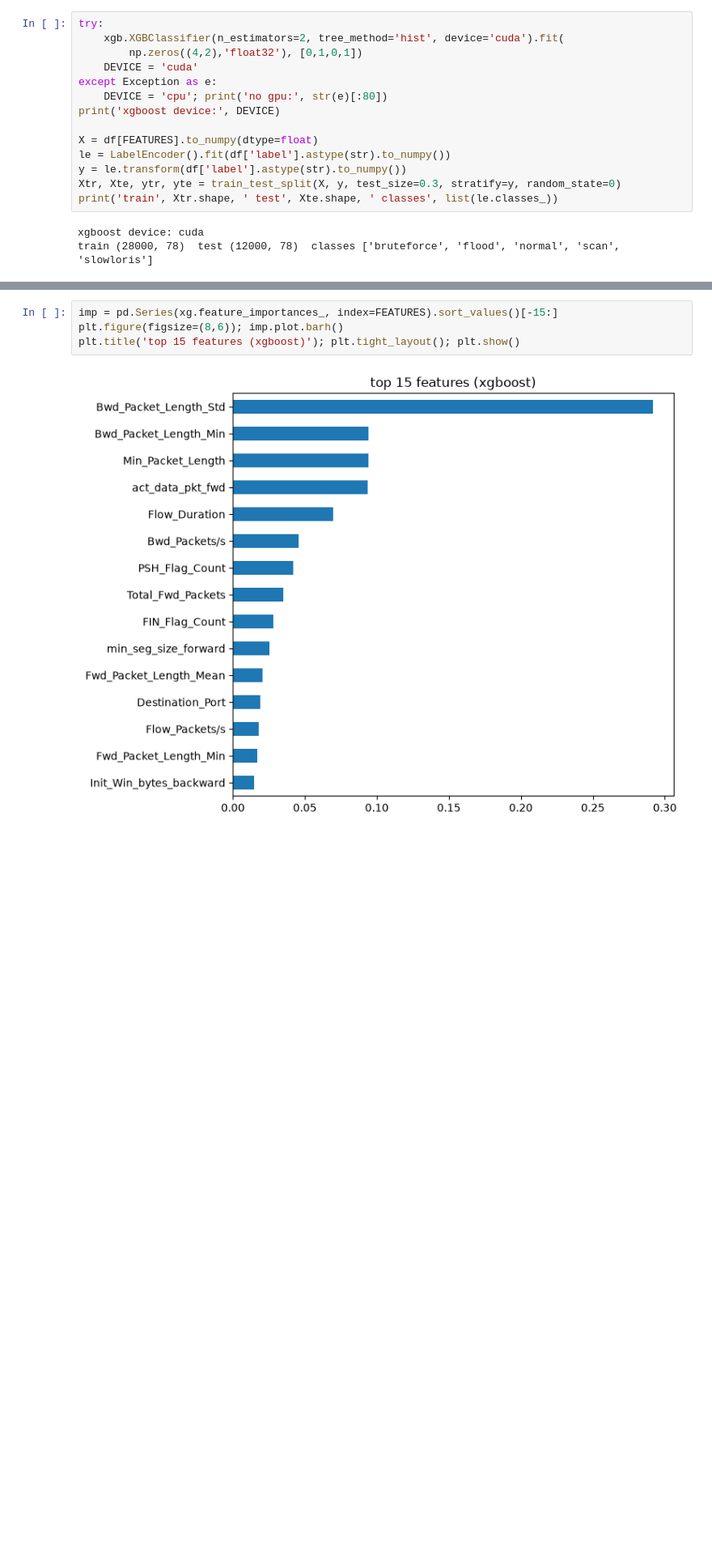
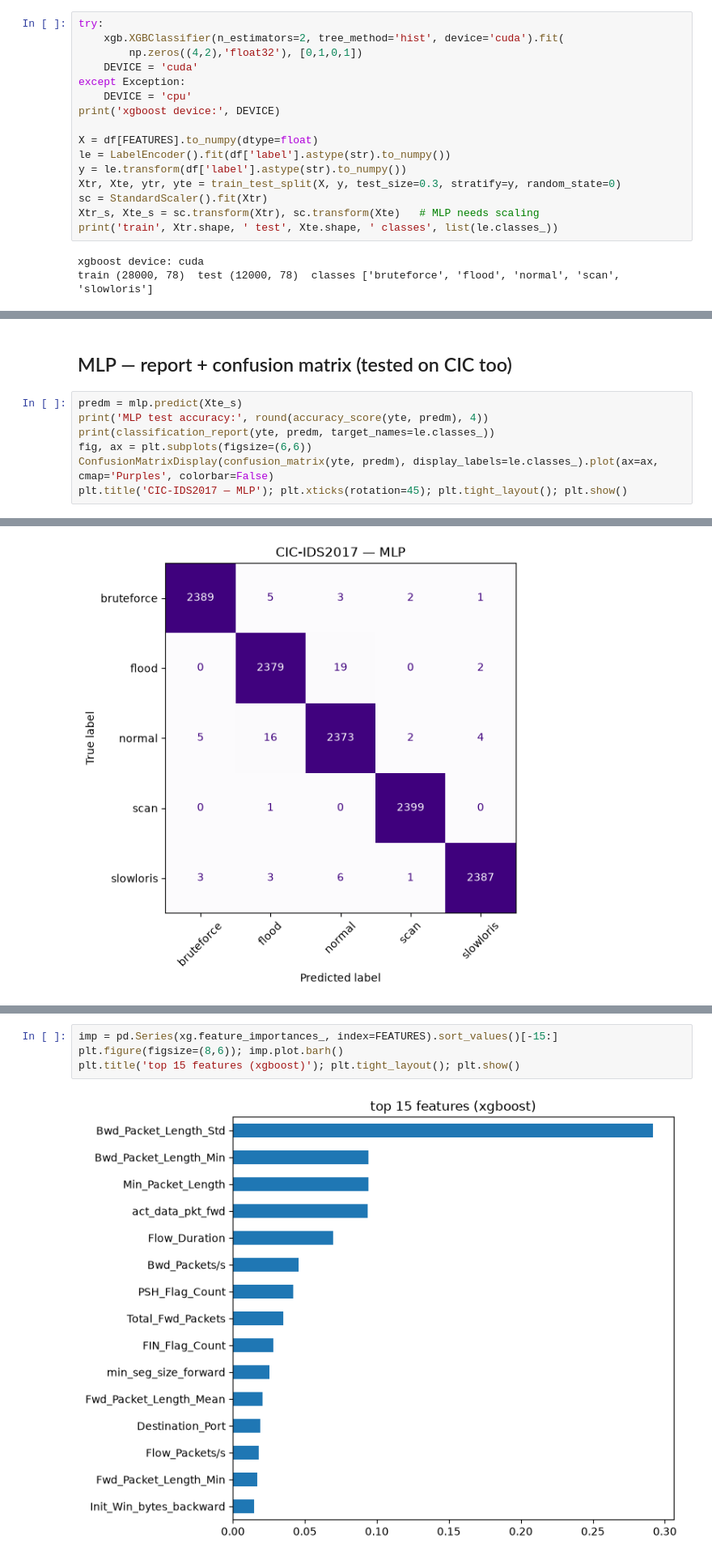
Before and after one commit to 0xcro3dile/macrodea, a Jupyter notebook: cic_benchmark.ipynb, the cells around one changed output, grey strips where cells are left out. Shown at 81% size. Cells and saved outputs as stored; diff of their text form; blank space fills up the shorter version.

```diff
--- a/cic_benchmark.ipynb
+++ b/cic_benchmark.ipynb
@@ -33,14 +34,16 @@ try:
     xgb.XGBClassifier(n_estimators=2, tree_method='hist', device='cuda').fit(
         np.zeros((4,2),'float32'), [0,1,0,1])
     DEVICE = 'cuda'
-except Exception as e:
-    DEVICE = 'cpu'; print('no gpu:', str(e)[:80])
+except Exception:
+    DEVICE = 'cpu'
 print('xgboost device:', DEVICE)
 
 X = df[FEATURES].to_numpy(dtype=float)
 le = LabelEncoder().fit(df['label'].astype(str).to_numpy())
 y = le.transform(df['label'].astype(str).to_numpy())
 Xtr, Xte, ytr, yte = train_test_split(X, y, test_size=0.3, stratify=y, random_state=0)
+sc = StandardScaler().fit(Xtr)
+Xtr_s, Xte_s = sc.transform(Xtr), sc.transform(Xte)   # MLP needs scaling
 print('train', Xtr.shape, ' test', Xte.shape, ' classes', list(le.classes_))
 # %% [output]
 xgboost device: cuda
@@ -102,0 +91,10 @@ weighted avg       1.00      1.00      1.00     12000
+# %% [markdown]
+## MLP — report + confusion matrix (tested on CIC too)
+# %%
+predm = mlp.predict(Xte_s)
+print('MLP test accuracy:', round(accuracy_score(yte, predm), 4))
+print(classification_report(yte, predm, target_names=le.classes_))
+fig, ax = plt.subplots(figsize=(6,6))
+ConfusionMatrixDisplay(confusion_matrix(yte, predm), display_labels=le.classes_).plot(ax=ax, cmap='Purples', colorbar=False)
+plt.title('CIC-IDS2017 — MLP'); plt.xticks(rotation=45); plt.tight_layout(); plt.show()
+# %% [output]
@@ -103 +113,2 @@ weighted avg       1.00      1.00      1.00     12000
+[figure, added]
 # %% [markdown]
```
Also changed, not shown: parts of 12 cells of this notebook, 3 other files.
